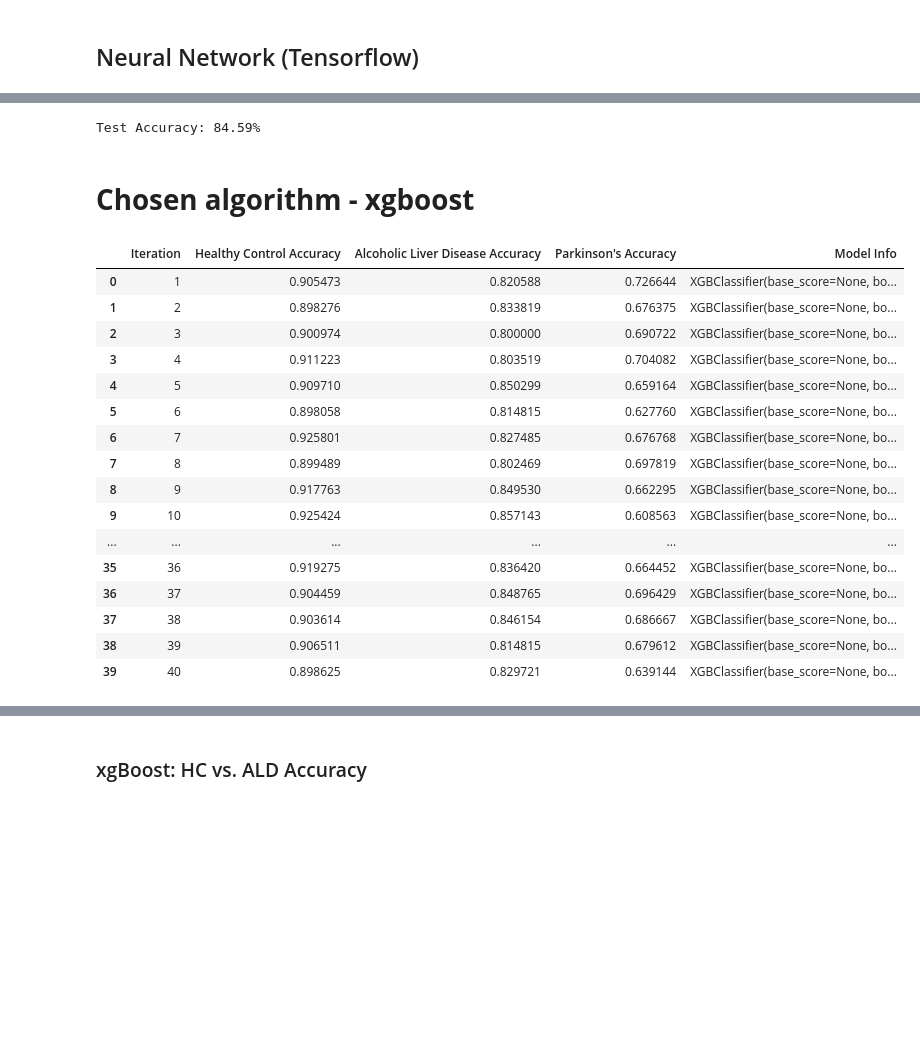
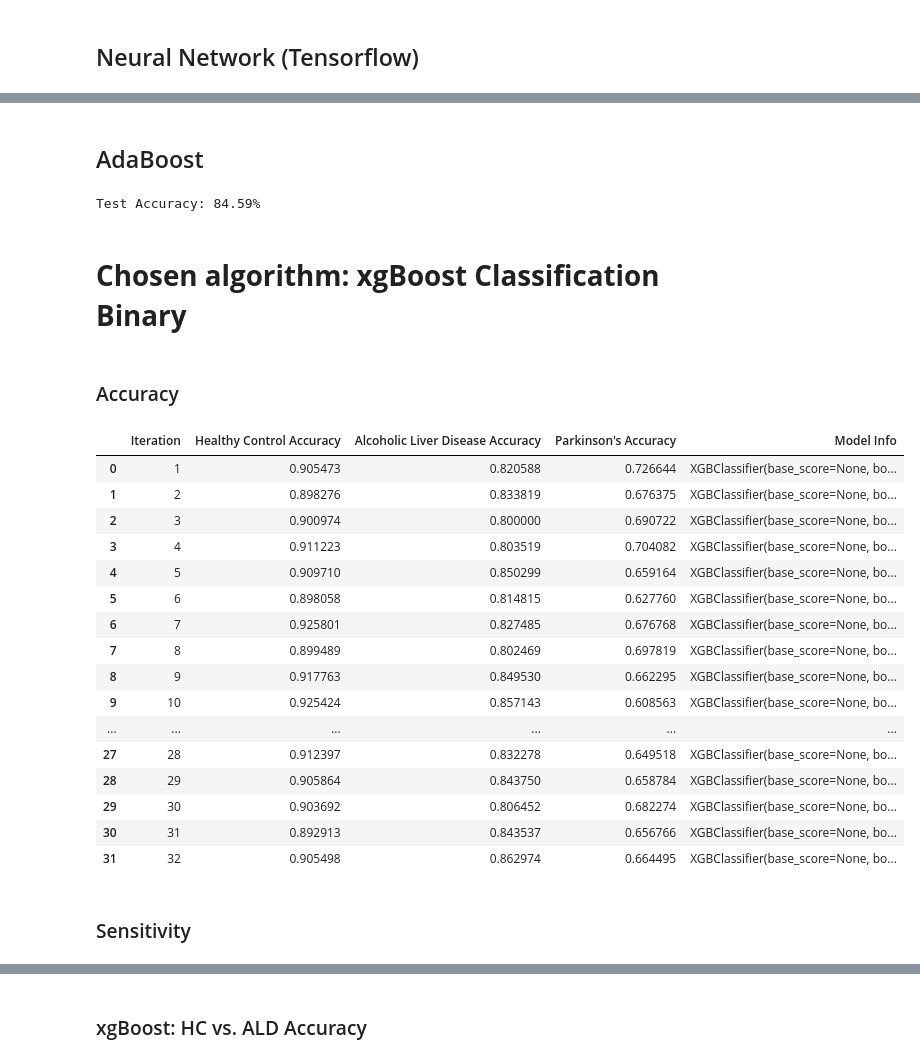
Before and after one commit to cjvilla/American-Wildfires, a Jupyter notebook: exploratory_data.ipynb, the cells around one changed output, grey strips where cells are left out. Saved outputs shown, nothing was run; the diff lists cells and outputs as text; code cells hidden in the pictures; blank space fills up the shorter version.

```diff
--- a/exploratory_data.ipynb
+++ b/exploratory_data.ipynb
@@ -191,10 +226,10 @@ from sklearn.metrics import accuracy_score
 
 # Load your merged_dfset and preprocess it (as you've done)
 # Define features (X) and target variable (y)
-X = merged_df[['S1', 'S2', 'S3', 'S4', 'S5', 'S6', 'S7', 'S8', 'S9', 'S10',
+X = demographics[['S1', 'S2', 'S3', 'S4', 'S5', 'S6', 'S7', 'S8', 'S9', 'S10',
           'S11', 'S12', 'S13', 'S14', 'S15', 'S16', 'S17', 'S18', 'S19', 'S20',
           'S21', 'S22', 'S23', 'S24', 'S25', 'S26', 'S27', 'S28', 'S29', 'S30', 'S31', 'S32']]
-y = merged_df['group']  # Assuming 0 for Healthy Control and 1 for Alcoholic Liver Disease
+y = demographics['group']  # Assuming 0 for Healthy Control and 1 for Alcoholic Liver Disease
 
 # Filter the dataset to include only "Healthy Control" (0) and "Alcoholic Liver Disease" (1)
 selected_classes = [0, 1]
@@ -238,10 +275,10 @@ warnings.filterwarnings('ignore', category=UserWarning, module='xgboost')
 results_list = []
 
 # Define features (X) and target variable (y) for classification
-X = merged_df[['S1', 'S2', 'S3', 'S4', 'S5', 'S6', 'S7', 'S8', 'S9', 'S10',
+X = demographics[['S1', 'S2', 'S3', 'S4', 'S5', 'S6', 'S7', 'S8', 'S9', 'S10',
               'S11', 'S12', 'S13', 'S14', 'S15', 'S16', 'S17', 'S18', 'S19', 'S20',
               'S21', 'S22', 'S23', 'S24', 'S25', 'S26', 'S27', 'S28', 'S29', 'S30', 'S31', 'S32']]
-y = merged_df['group']  # 0 for Healthy Control, 1 for Alcoholic Liver Disease, and 2 for Parkinson's
+y = demographics['group']  # 0 for Healthy Control, 1 for Alcoholic Liver Disease, and 2 for Parkinson's
 
 # Specify the number of iterations
 num_iterations = 32
@@ -282,10 +319,10 @@ for iteration in range(num_iterations):
     results_list.append(iteration_df)
 
 # Concatenate all DataFrames in the results list
-xgboost_classification_results = pd.concat(results_list, ignore_index=True)
+xgboost_classification_multiclass_results = pd.concat(results_list, ignore_index=True)
 
 # Display the results DataFrame
-xgboost_classification_results.head(20)
+xgboost_classification_multiclass_results.head(num_iterations)
 # %% [output]
 |  | Iteration | Healthy Control Accuracy | Alcoholic Liver Disease Accuracy | Parkinson's Accuracy | Model Info |
 | 0 | 1 | 0.905473 | 0.820588 | 0.726644 | XGBClassifier(base_score=None, bo... |
@@ -316,10 +355,10 @@ from sklearn.metrics import accuracy_score
 
 # Load your merged_dfset and preprocess it (as you've done)
 # Define features (X) and target variable (y)
-X = merged_df[['S1', 'S2', 'S3', 'S4', 'S5', 'S6', 'S7', 'S8', 'S9', 'S10',
+X = demographics[['S1', 'S2', 'S3', 'S4', 'S5', 'S6', 'S7', 'S8', 'S9', 'S10',
           'S11', 'S12', 'S13', 'S14', 'S15', 'S16', 'S17', 'S18', 'S19', 'S20',
           'S21', 'S22', 'S23', 'S24', 'S25', 'S26', 'S27', 'S28', 'S29', 'S30', 'S31', 'S32']]
-y = merged_df['group']  # Assuming 0 for Healthy Control and 1 for Alcoholic Liver Disease
+y = demographics['group']  # Assuming 0 for Healthy Control and 1 for Alcoholic Liver Disease
 
 # Filter the dataset to include only "Healthy Control" (0) and "Alcoholic Liver Disease" (1)
 selected_classes = [0, 1]
@@ -483,3 +524,5 @@ Test Accuracy: 83.51%
+# %% [markdown]
+## AdaBoost
 # %%
 import numpy as np
 import pandas as pd
@@ -490,10 +533,10 @@ from sklearn.metrics import accuracy_score
 
 # Load your merged_df dataset and preprocess it (as you've done)
 # Define features (X) and target variable (y)
-X = merged_df[['S1', 'S2', 'S3', 'S4', 'S5', 'S6', 'S7', 'S8', 'S9', 'S10',
+X = demographics[['S1', 'S2', 'S3', 'S4', 'S5', 'S6', 'S7', 'S8', 'S9', 'S10',
               'S11', 'S12', 'S13', 'S14', 'S15', 'S16', 'S17', 'S18', 'S19', 'S20',
               'S21', 'S22', 'S23', 'S24', 'S25', 'S26', 'S27', 'S28', 'S29', 'S30', 'S31', 'S32']]
-y = merged_df['group']  # Assuming 0 for Healthy Control and 1 for Alcoholic Liver Disease
+y = demographics['group']  # Assuming 0 for Healthy Control and 1 for Alcoholic Liver Disease
 
 # Filter the dataset to include only "Healthy Control" (0) and "Alcoholic Liver Disease" (1)
 selected_classes = [0, 1]
@@ -523,7 +566,9 @@ print(f'Test Accuracy: {accuracy * 100:.2f}%')
 # %% [output]
 Test Accuracy: 84.59%
 # %% [markdown]
-# **Chosen algorithm - xgboost**
+# **Chosen algorithm: xgBoost Classification Binary**
+# %% [markdown]
+### Accuracy
 # %%
 import warnings
 import pandas as pd
@@ -541,10 +586,10 @@ warnings.filterwarnings('ignore', category=UserWarning, module='xgboost')
 results_list = []
 
 # Define features (X) and target variable (y) for classification
-X = merged_df[['S1', 'S2', 'S3', 'S4', 'S5', 'S6', 'S7', 'S8', 'S9', 'S10',
+X = demographics[['S1', 'S2', 'S3', 'S4', 'S5', 'S6', 'S7', 'S8', 'S9', 'S10',
               'S11', 'S12', 'S13', 'S14', 'S15', 'S16', 'S17', 'S18', 'S19', 'S20',
               'S21', 'S22', 'S23', 'S24', 'S25', 'S26', 'S27', 'S28', 'S29', 'S30', 'S31', 'S32']]
-y = merged_df['group']  # 0 for Healthy Control, 1 for Alcoholic Liver Disease, and 2 for Parkinson's
+y = demographics['group']  # 0 for Healthy Control, 1 for Alcoholic Liver Disease, and 2 for Parkinson's
 
 # Specify the number of iterations
 num_iterations = 32
@@ -573,37 +618,37 @@ for iteration in range(num_iterations):
     accuracy_parkinsons = accuracy_score(y_test[y_test == 2], y_pred[y_test == 2])
 
     # Create a DataFrame for the current iteration with model information
     iteration_df = pd.DataFrame({
         'Iteration': [iteration + 1],
         'Healthy Control Accuracy': [accuracy_healthy_control],
         'Alcoholic Liver Disease Accuracy': [accuracy_alcoholic_liver_disease],
         'Parkinson\'s Accuracy': [accuracy_parkinsons],
         'Model Info': [str(xgb_classifier)],
     })
 
     # Append the DataFrame to the results list
     results_list.append(iteration_df)
 
 # Concatenate all DataFrames in the results list
-xgboost_classification_results = pd.concat(results_list, ignore_index=True)
+xgboost_classification_binary_accuracy_results = pd.concat(results_list, ignore_index=True)
 
 # Display the results DataFrame
-xgboost_classification_results.head(num_iterations)
+xgboost_classification_binary_accuracy_results.head(num_iterations)
 # %% [output]
 |  | Iteration | Healthy Control Accuracy | Alcoholic Liver Disease Accuracy | Parkinson's Accuracy | Model Info |
 | 0 | 1 | 0.905473 | 0.820588 | 0.726644 | XGBClassifier(base_score=None, bo... |
 | 1 | 2 | 0.898276 | 0.833819 | 0.676375 | XGBClassifier(base_score=None, bo... |
 | 2 | 3 | 0.900974 | 0.800000 | 0.690722 | XGBClassifier(base_score=None, bo... |
 | 3 | 4 | 0.911223 | 0.803519 | 0.704082 | XGBClassifier(base_score=None, bo... |
 | 4 | 5 | 0.909710 | 0.850299 | 0.659164 | XGBClassifier(base_score=None, bo... |
 | 5 | 6 | 0.898058 | 0.814815 | 0.627760 | XGBClassifier(base_score=None, bo... |
 | 6 | 7 | 0.925801 | 0.827485 | 0.676768 | XGBClassifier(base_score=None, bo... |
 | 7 | 8 | 0.899489 | 0.802469 | 0.697819 | XGBClassifier(base_score=None, bo... |
 | 8 | 9 | 0.917763 | 0.849530 | 0.662295 | XGBClassifier(base_score=None, bo... |
 | 9 | 10 | 0.925424 | 0.857143 | 0.608563 | XGBClassifier(base_score=None, bo... |
 | ... | ... | ... | ... | ... | ... |
-| 35 | 36 | 0.919275 | 0.836420 | 0.664452 | XGBClassifier(base_score=None, bo... |
-| 36 | 37 | 0.904459 | 0.848765 | 0.696429 | XGBClassifier(base_score=None, bo... |
-| 37 | 38 | 0.903614 | 0.846154 | 0.686667 | XGBClassifier(base_score=None, bo... |
-| 38 | 39 | 0.906511 | 0.814815 | 0.679612 | XGBClassifier(base_score=None, bo... |
-| 39 | 40 | 0.898625 | 0.829721 | 0.639144 | XGBClassifier(base_score=None, bo... |
+| 27 | 28 | 0.912397 | 0.832278 | 0.649518 | XGBClassifier(base_score=None, bo... |
+| 28 | 29 | 0.905864 | 0.843750 | 0.658784 | XGBClassifier(base_score=None, bo... |
+| 29 | 30 | 0.903692 | 0.806452 | 0.682274 | XGBClassifier(base_score=None, bo... |
+| 30 | 31 | 0.892913 | 0.843537 | 0.656766 | XGBClassifier(base_score=None, bo... |
+| 31 | 32 | 0.905498 | 0.862974 | 0.664495 | XGBClassifier(base_score=None, bo... |
@@ -610,3 +657,5 @@ xgboost_classification_results.head(num_iterations)
+# %% [markdown]
+### Sensitivity
 # %%
 import warnings
 import pandas as pd
```
Also changed, not shown: parts of 38 cells of this notebook.
